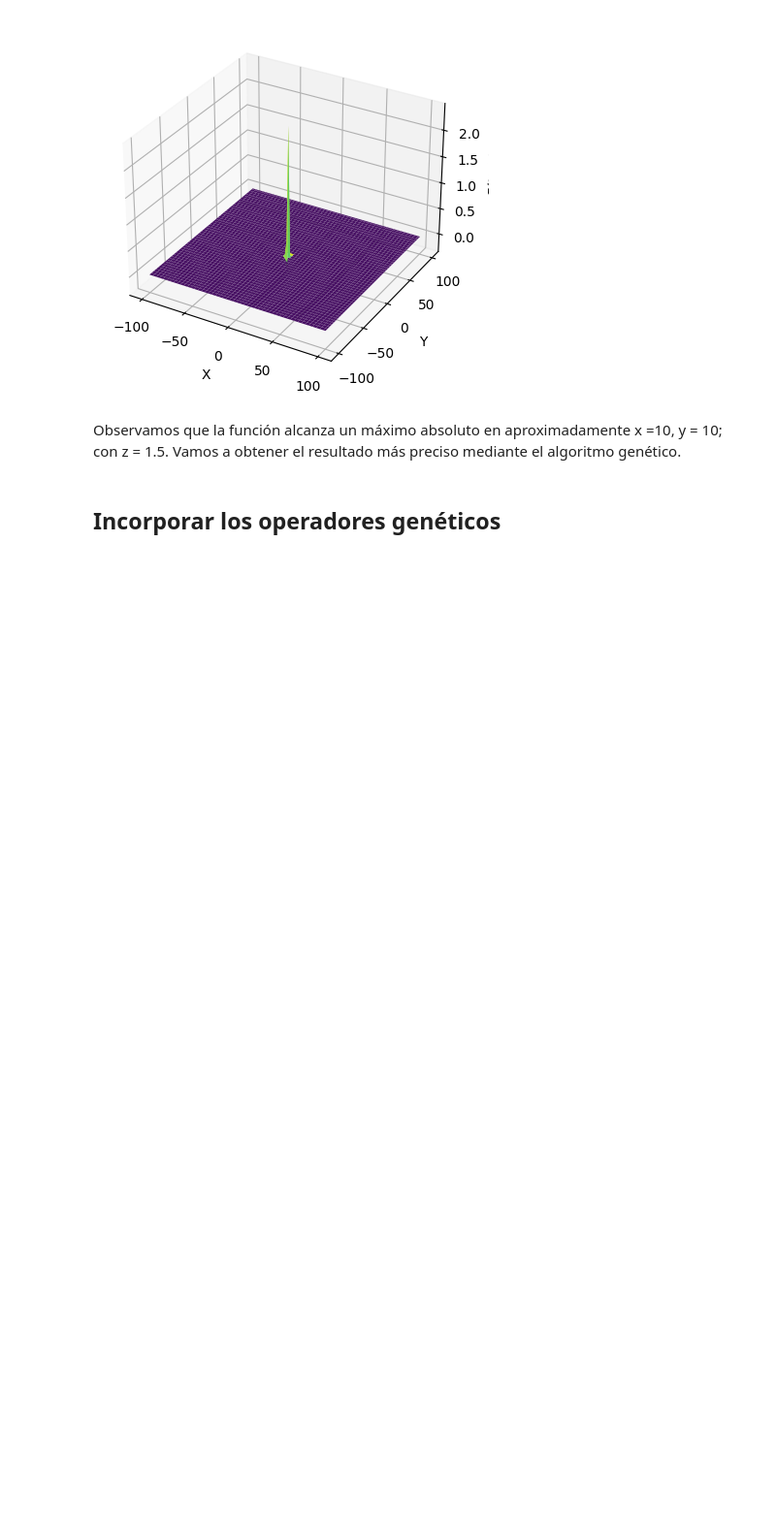
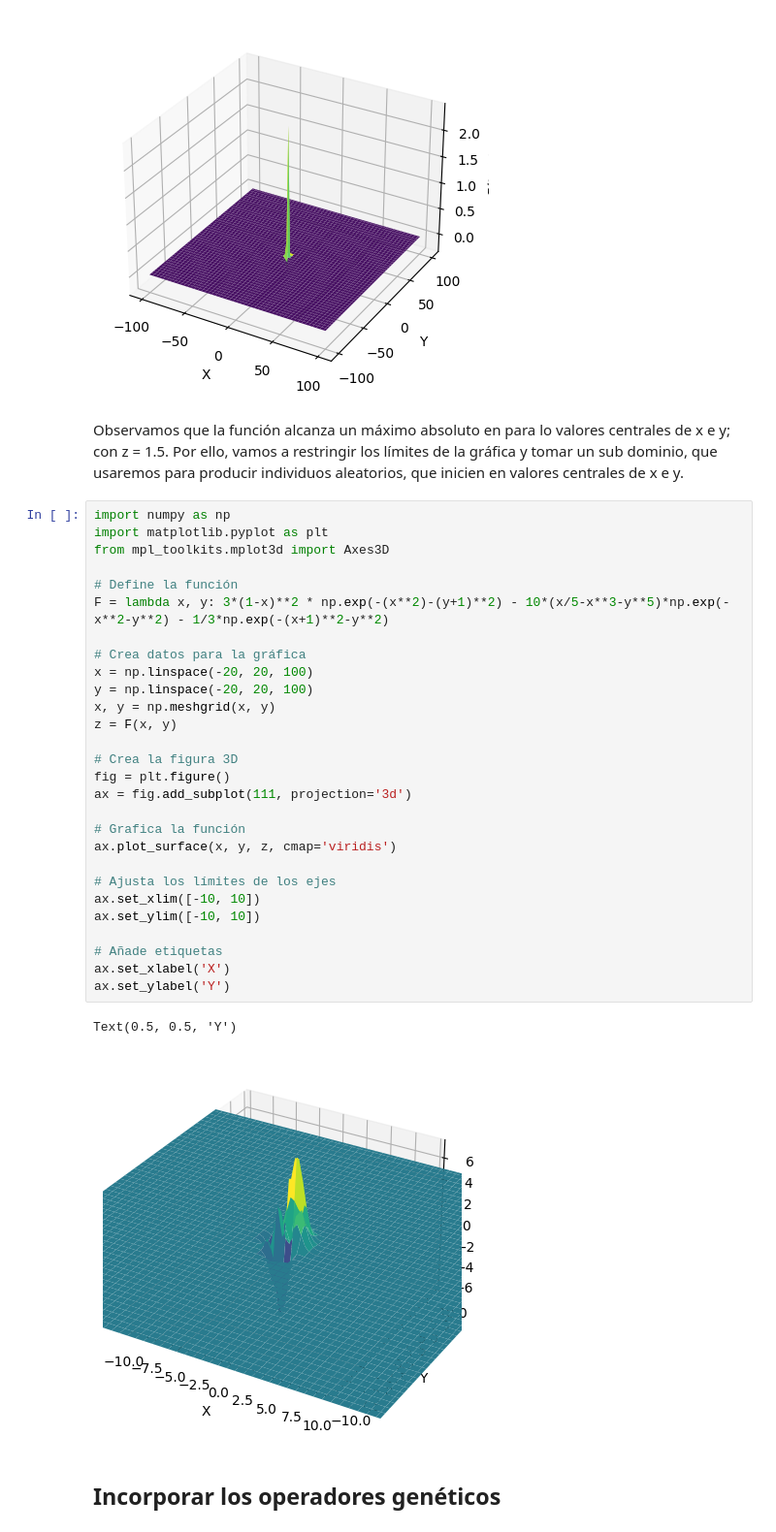
Before and after one commit to Alf-caput/P4_AlgoritmoGenetico, a Jupyter notebook: P4_AlgGen.ipynb, the cells around one changed output. Shown at 97% size. Saved outputs shown, nothing was run; the diff lists cells and outputs as text; blank space fills up the shorter version.

Commit message:
reducido los limites de la grafica

```diff
--- a/P4_AlgGen.ipynb
+++ b/P4_AlgGen.ipynb
@@ -86,8 +86,39 @@ ax.set_zlabel('F(X, Y)')
 plt.show()
 # %% [output]
 [figure]
-# %% [markdown]
-Observamos que la función alcanza un máximo absoluto en aproximadamente x =10, y = 10; con z = 1.5. Vamos a obtener el resultado más preciso mediante el algoritmo genético.
+# %% [markdown]
+Observamos que la función alcanza un máximo absoluto en para lo valores centrales de x e y; con z = 1.5. Por ello, vamos a restringir los límites de la gráfica y tomar un sub dominio, que usaremos para producir individuos aleatorios, que inicien en valores centrales de x e y.
+# %%
+import numpy as np
+import matplotlib.pyplot as plt
+from mpl_toolkits.mplot3d import Axes3D
+
+# Define la función
+F = lambda x, y: 3*(1-x)**2 * np.exp(-(x**2)-(y+1)**2) - 10*(x/5-x**3-y**5)*np.exp(-x**2-y**2) - 1/3*np.exp(-(x+1)**2-y**2)
+
+# Crea datos para la gráfica
+x = np.linspace(-20, 20, 100)
+y = np.linspace(-20, 20, 100)
+x, y = np.meshgrid(x, y)
+z = F(x, y)
+
+# Crea la figura 3D
+fig = plt.figure()
+ax = fig.add_subplot(111, projection='3d')
+
+# Grafica la función
+ax.plot_surface(x, y, z, cmap='viridis')
+
+# Ajusta los límites de los ejes
+ax.set_xlim([-10, 10])
+ax.set_ylim([-10, 10])
+
+# Añade etiquetas
+ax.set_xlabel('X')
+ax.set_ylabel('Y')
+# %% [output]
+Text(0.5, 0.5, 'Y')
+[figure, added]
 # %% [markdown]
 ## Incorporar los operadores genéticos
 # %% [markdown]
```
